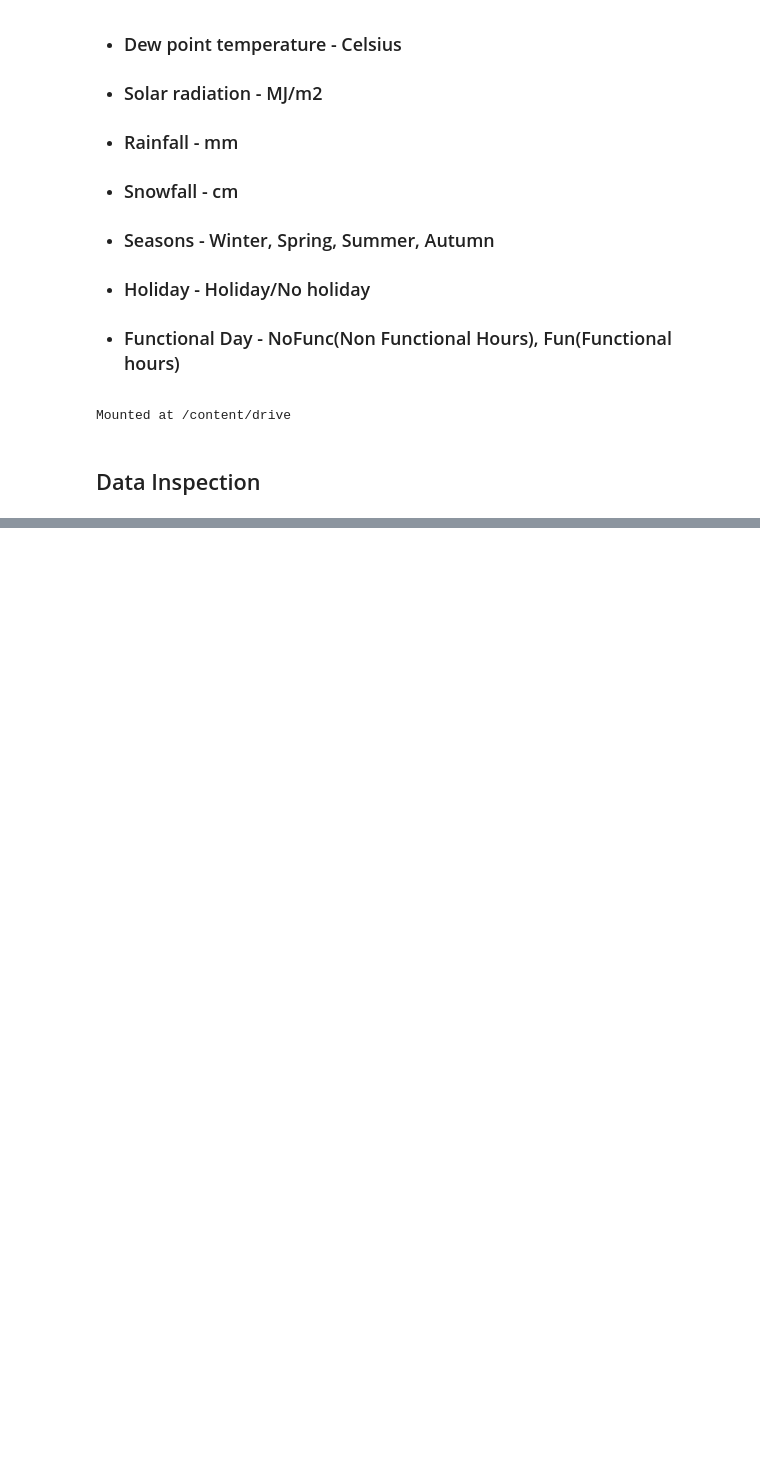
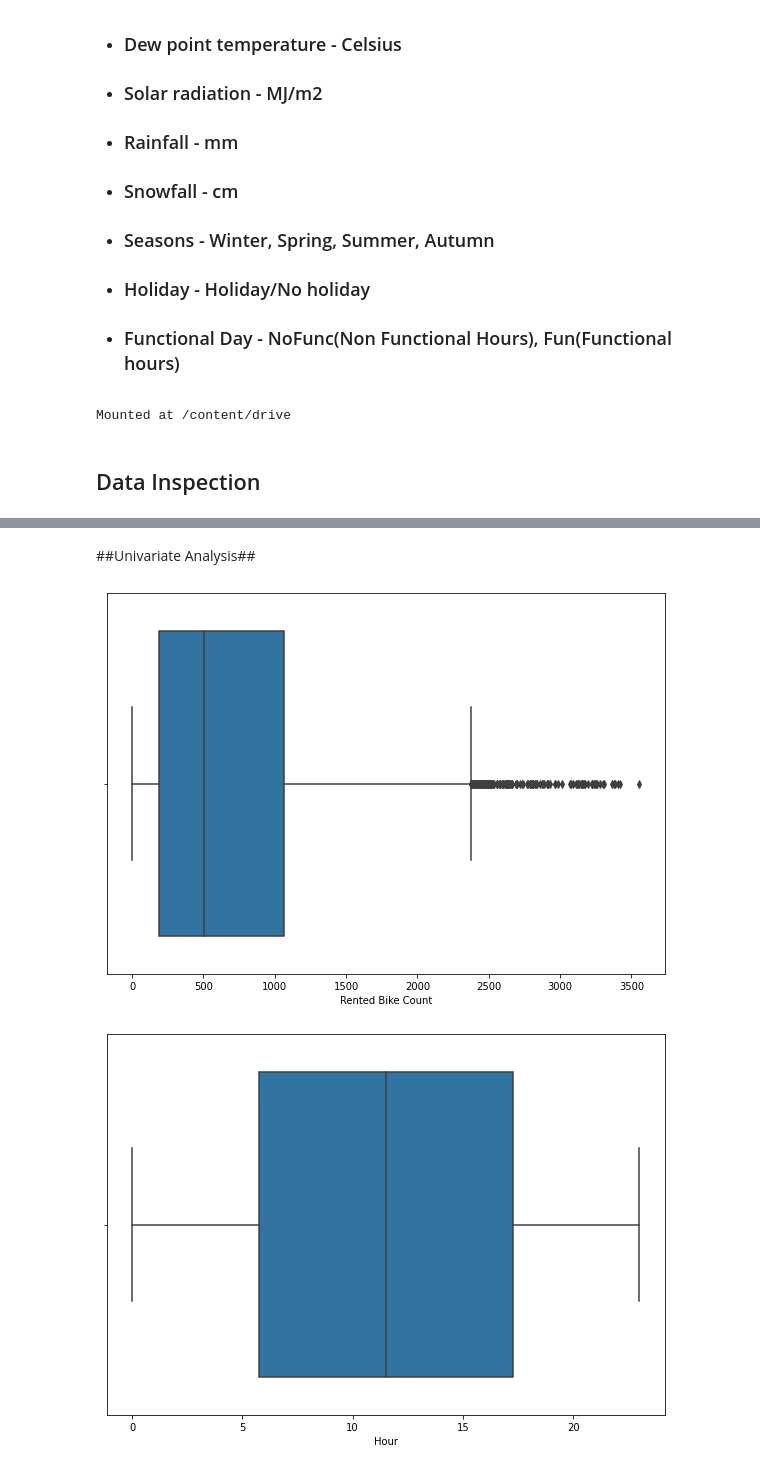
Before and after one commit to Anupam8858/Seoul-Bike-Sharing-Demand-Prediction, a Jupyter notebook: Bike_Sharing_Demand_Prediction_Capstone_Project.ipynb, the cells around one changed output, grey strips where cells are left out. Drawn from its saved outputs; the diff is of its cells as text; code cells hidden in the pictures; blank space fills up the shorter version.

```diff
--- a/Bike_Sharing_Demand_Prediction_Capstone_Project.ipynb
+++ b/Bike_Sharing_Demand_Prediction_Capstone_Project.ipynb
@@ -65,0 +139,17 @@ dataset.head()
+# %% [markdown]
+
+
+##Univariate Analysis##
+# %%
+numeric_col=dataset.describe().columns.tolist()
+numeric_col
+#create categorical column list
+categorical_cloumns=list(set(dataset.columns)-set(dataset.describe().columns))
+categorical_cloumns
+for col in numeric_col:
+  fig=plt.figure(figsize=(10,7))
+  ax=fig.gca()
+  sns.boxplot(x=dataset[col])
+# %% [output]
+[figure, added]
+[figure, added]
```
Also changed, not shown: parts of 6 cells of this notebook.
